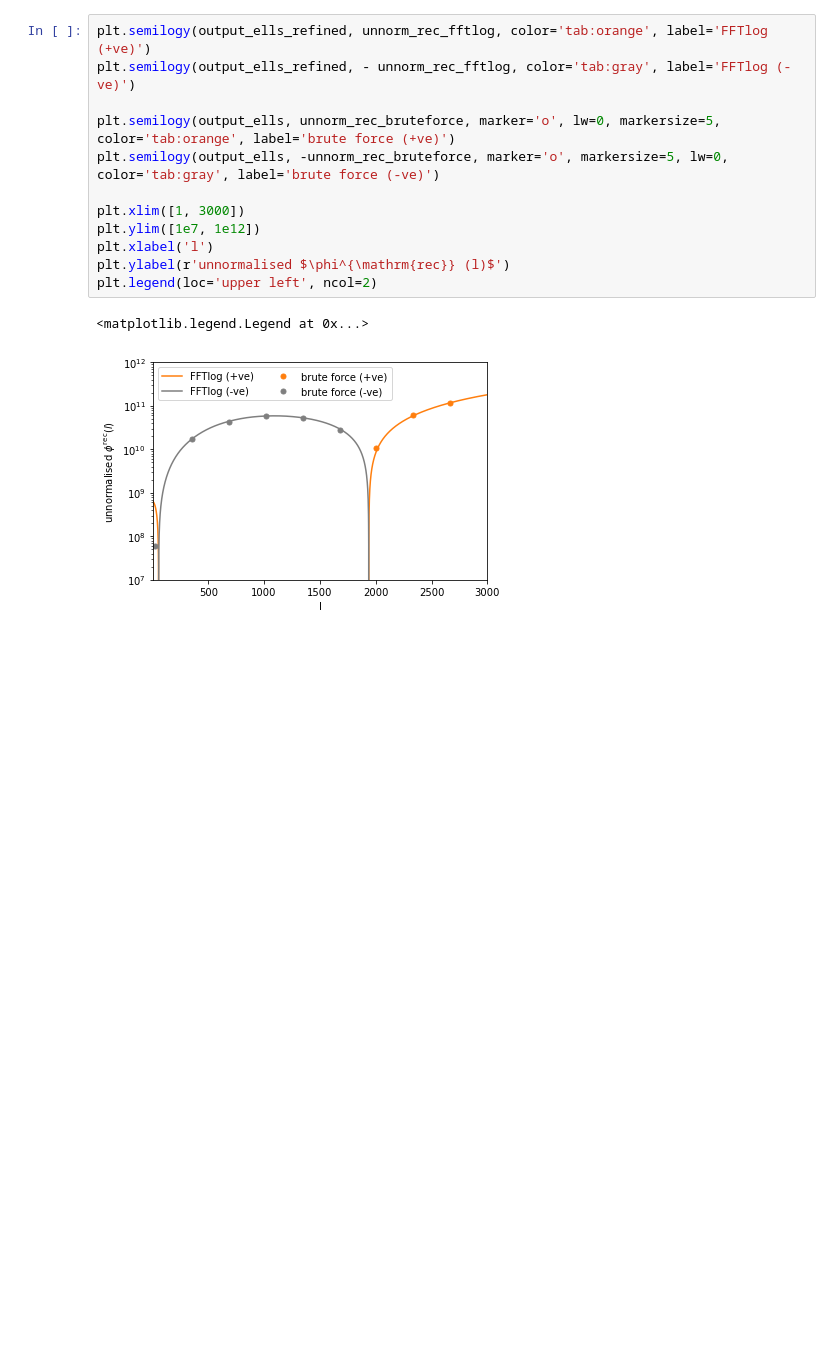
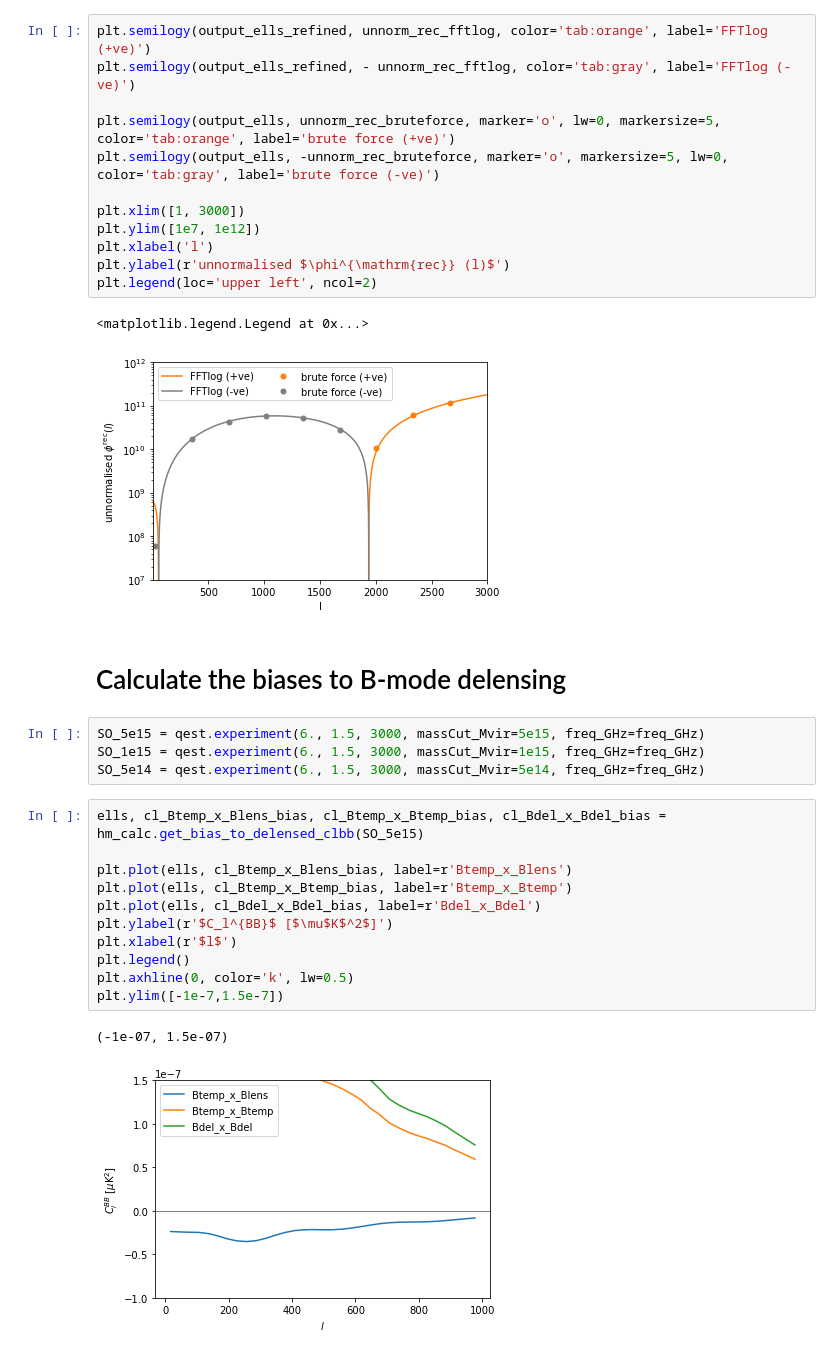
Before and after one commit to abaleato/CosmoBLENDER, a Jupyter notebook: example_pipeline.ipynb, the cells around one changed output. Drawn from its saved outputs; the diff is of its cells as text; blank space fills up the shorter version.

Commit message:
New cells to test analytic calculation of delensing biases

```diff
--- a/example_pipeline.ipynb
+++ b/example_pipeline.ipynb
@@ -294,3 +295,23 @@ plt.legend(loc='upper left', ncol=2)
 # %% [output]
 <matplotlib.legend.Legend at 0x...>
 [figure]
+# %% [markdown]
+# Calculate the biases to B-mode delensing
+# %%
+SO_5e15 = qest.experiment(6., 1.5, 3000, massCut_Mvir=5e15, freq_GHz=freq_GHz)
+SO_1e15 = qest.experiment(6., 1.5, 3000, massCut_Mvir=1e15, freq_GHz=freq_GHz)
+SO_5e14 = qest.experiment(6., 1.5, 3000, massCut_Mvir=5e14, freq_GHz=freq_GHz)
+# %%
+ells, cl_Btemp_x_Blens_bias, cl_Btemp_x_Btemp_bias, cl_Bdel_x_Bdel_bias = hm_calc.get_bias_to_delensed_clbb(SO_5e15)
+
+plt.plot(ells, cl_Btemp_x_Blens_bias, label=r'Btemp_x_Blens')
+plt.plot(ells, cl_Btemp_x_Btemp_bias, label=r'Btemp_x_Btemp')
+plt.plot(ells, cl_Bdel_x_Bdel_bias, label=r'Bdel_x_Bdel')
+plt.ylabel(r'$C_l^{BB}$ [$\mu$K$^2$]')
+plt.xlabel(r'$l$')
+plt.legend()
+plt.axhline(0, color='k', lw=0.5)
+plt.ylim([-1e-7,1.5e-7])
+# %% [output]
+(-1e-07, 1.5e-07)
+[figure, added]
```
Also changed, not shown: parts of 4 cells of this notebook.
